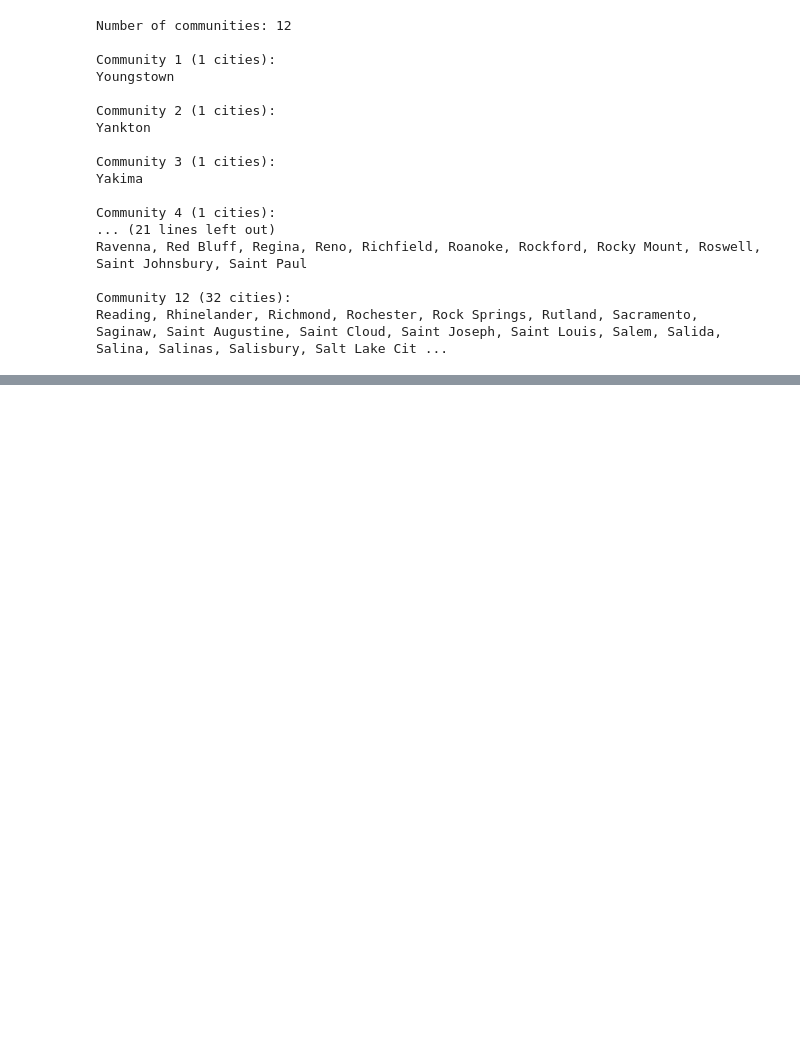
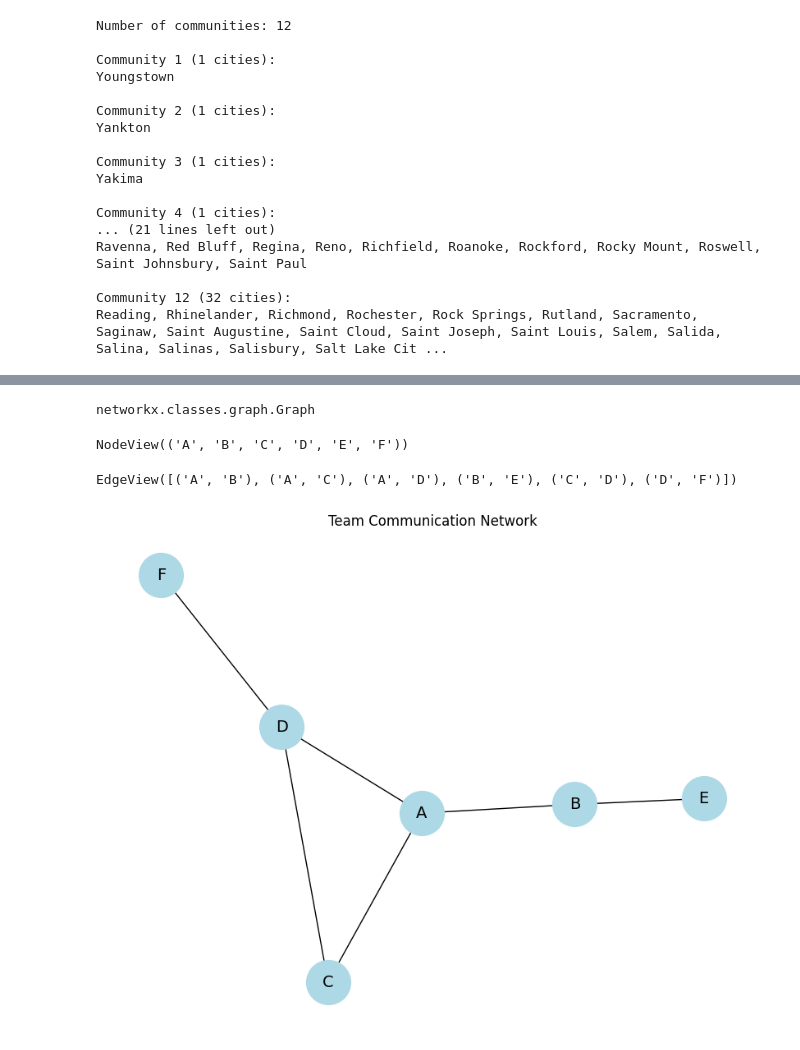
Before and after one commit to vuminhtue/MSDS7335_DeepLearning, a Jupyter notebook: HW2_Knuth_miles/code/knuth_miles_eda.ipynb, the cells around one changed output, grey strips where cells are left out. Saved outputs shown, nothing was run; the diff lists cells and outputs as text; code cells hidden in the pictures; blank space fills up the shorter version.

```diff
--- a/HW2_Knuth_miles/code/knuth_miles_eda.ipynb
+++ b/HW2_Knuth_miles/code/knuth_miles_eda.ipynb
@@ -397,0 +293,21 @@ Graph with 128 nodes and 8128 edges
+# %%
+type(G)
+# %% [output]
+networkx.classes.graph.Graph
+# %%
+G.nodes()
+# %% [output]
+NodeView(('A', 'B', 'C', 'D', 'E', 'F'))
+# %%
+G.edges()
+# %% [output]
+EdgeView([('A', 'B'), ('A', 'C'), ('A', 'D'), ('B', 'E'), ('C', 'D'), ('D', 'F')])
+# %%
+# Draw the graph
+plt.figure(figsize=(8, 6))
+pos = nx.spring_layout(G, seed=42)
+nx.draw(G, pos, with_labels=True, node_color='lightblue', node_size=1500, font_size=14)
+plt.title("Team Communication Network")
+plt.show()
+# %% [output]
+[figure, added]
```
Also changed, not shown: parts of 3 cells of this notebook, 1 other file.
